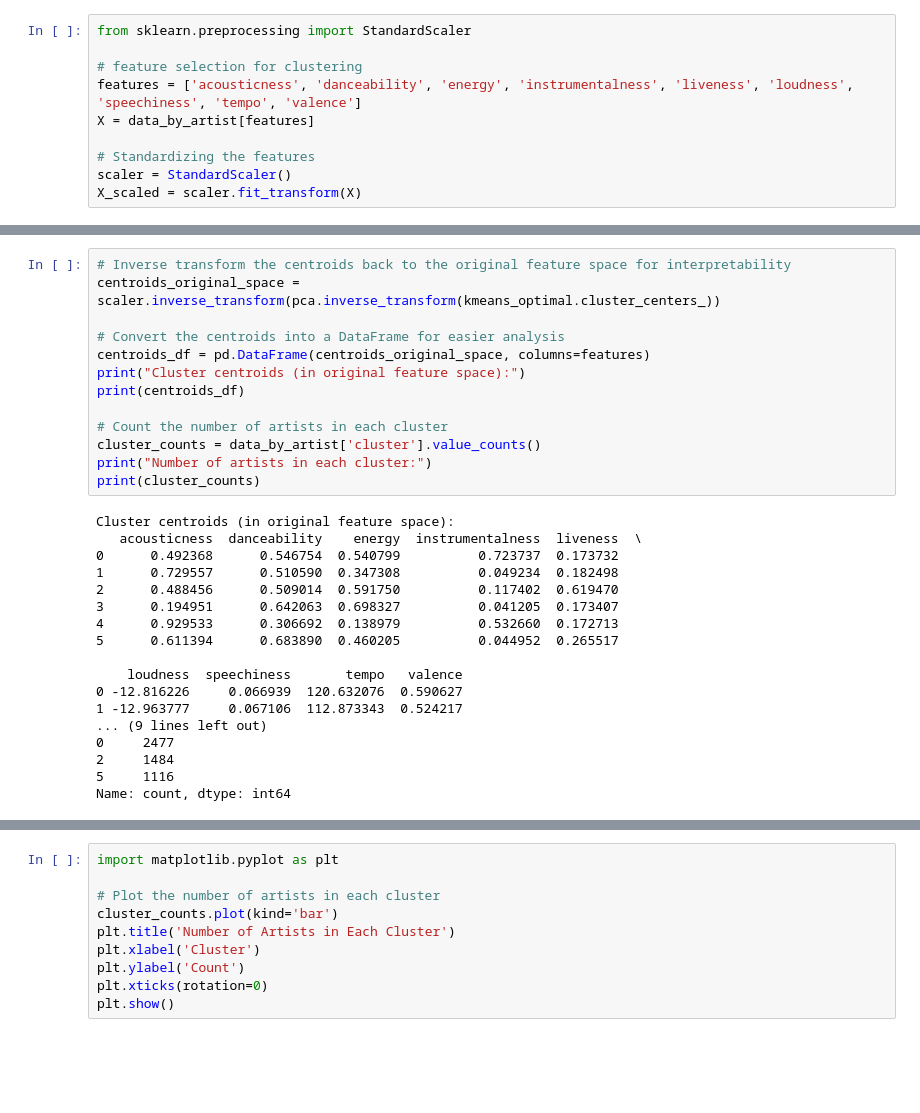
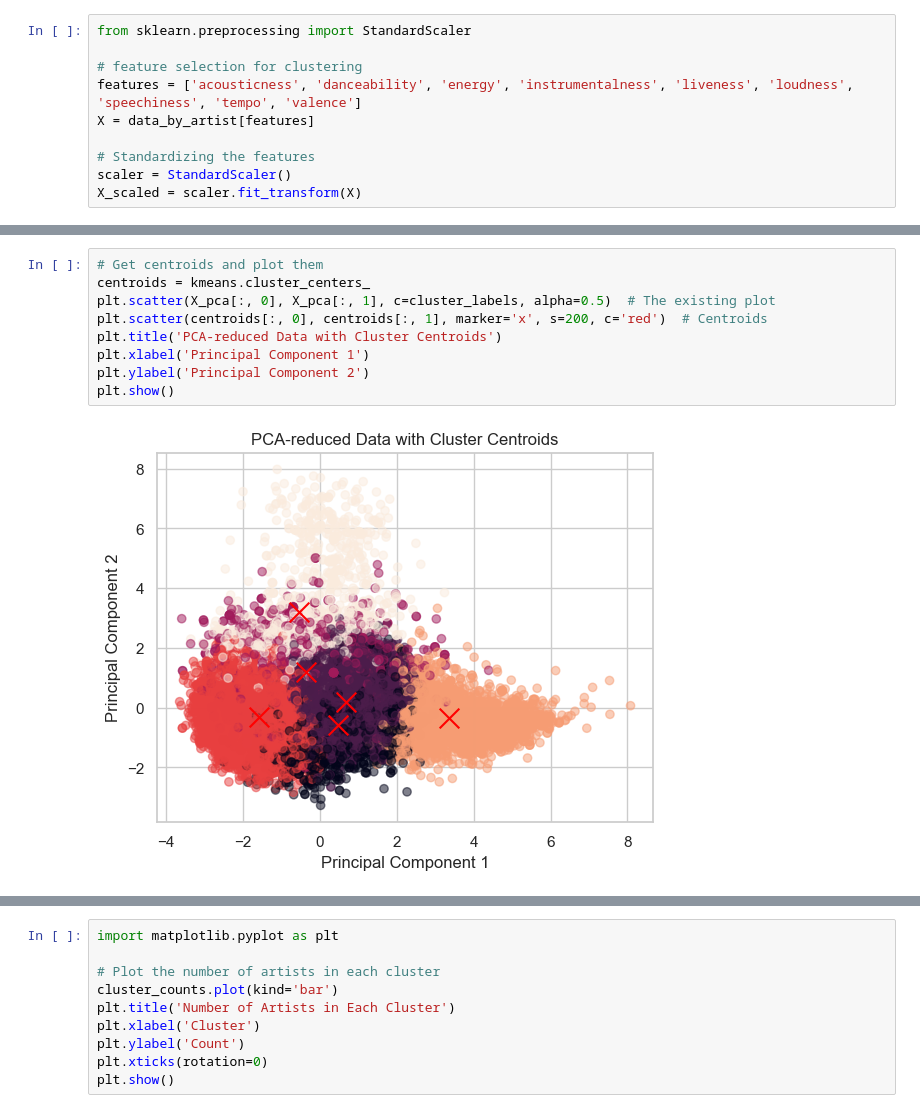
Before and after one commit to MaidenTaief/MUSIC-REC, a Jupyter notebook: Cluster/data_by_artists.ipynb, the cells around one changed output, grey strips where cells are left out. Saved outputs shown, nothing was run; the diff lists cells and outputs as text; blank space fills up the shorter version.

```diff
--- a/Cluster/data_by_artists.ipynb
+++ b/Cluster/data_by_artists.ipynb
@@ -190,31 +394,11 @@ data_by_artist['cluster'] = optimal_cluster_labels
-# %%
-# Inverse transform the centroids back to the original feature space for interpretability
-centroids_original_space = scaler.inverse_transform(pca.inverse_transform(kmeans_optimal.cluster_centers_))
-
-# Convert the centroids into a DataFrame for easier analysis
-centroids_df = pd.DataFrame(centroids_original_space, columns=features)
-print("Cluster centroids (in original feature space):")
-print(centroids_df)
-
-# Count the number of artists in each cluster
-cluster_counts = data_by_artist['cluster'].value_counts()
-print("Number of artists in each cluster:")
-print(cluster_counts)
-# %% [output]
-Cluster centroids (in original feature space):
-   acousticness  danceability    energy  instrumentalness  liveness  \
-0      0.492368      0.546754  0.540799          0.723737  0.173732
-1      0.729557      0.510590  0.347308          0.049234  0.182498
-2      0.488456      0.509014  0.591750          0.117402  0.619470
-3      0.194951      0.642063  0.698327          0.041205  0.173407
-4      0.929533      0.306692  0.138979          0.532660  0.172713
-5      0.611394      0.683890  0.460205          0.044952  0.265517
-
-    loudness  speechiness       tempo   valence
-0 -12.816226     0.066939  120.632076  0.590627
-1 -12.963777     0.067106  112.873343  0.524217
-... (9 lines left out)
-0     2477
-2     1484
-5     1116
-Name: count, dtype: int64
+# %%
+# Get centroids and plot them
+centroids = kmeans.cluster_centers_
+plt.scatter(X_pca[:, 0], X_pca[:, 1], c=cluster_labels, alpha=0.5)  # The existing plot
+plt.scatter(centroids[:, 0], centroids[:, 1], marker='x', s=200, c='red')  # Centroids
+plt.title('PCA-reduced Data with Cluster Centroids')
+plt.xlabel('Principal Component 1')
+plt.ylabel('Principal Component 2')
+plt.show()
+# %% [output]
+[figure, added]
```
Also changed, not shown: parts of 24 cells of this notebook.
